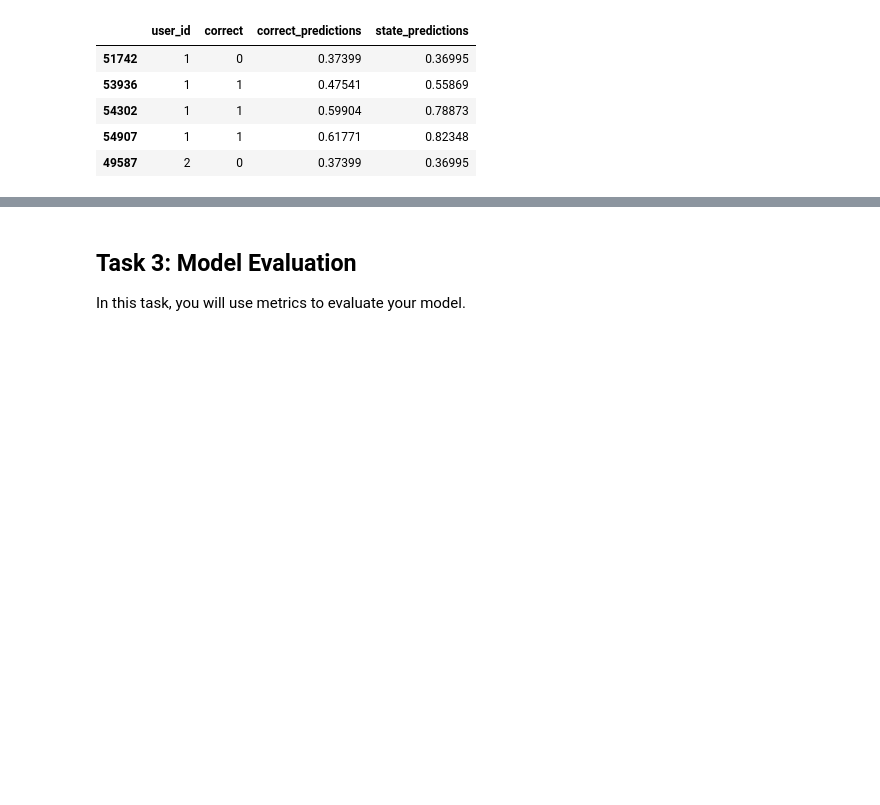
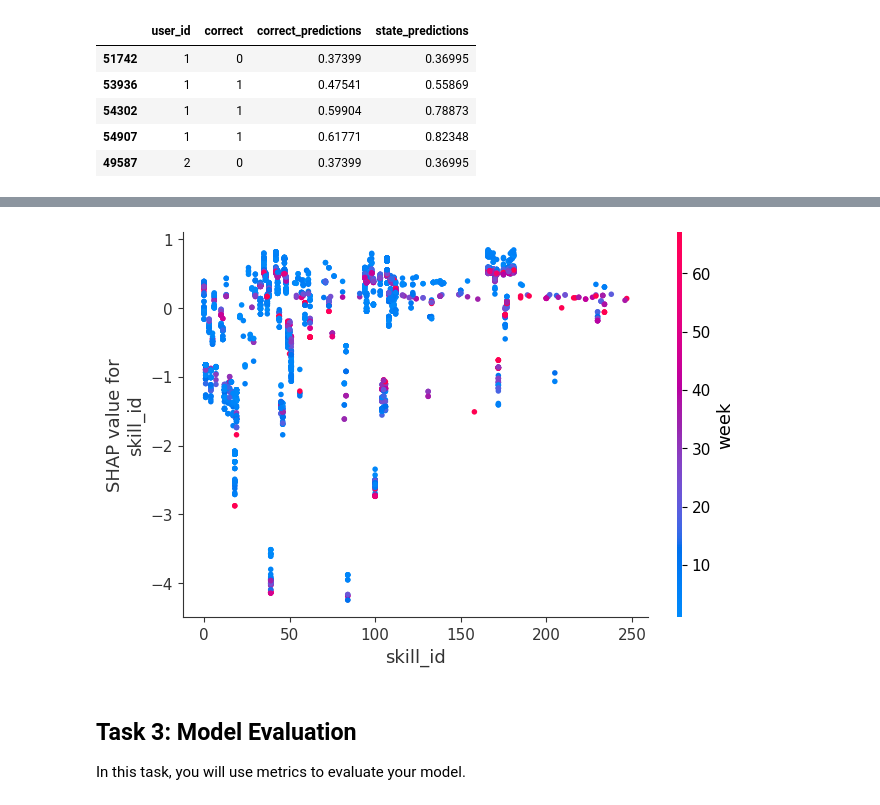
Before and after one commit to ewaMiazga/mlbdProject-2023, a Jupyter notebook: project/milestone-04/m4_calcularis_calcularis_crusaders.ipynb, the cells around one changed output, grey strips where cells are left out. Drawn from its saved outputs; the diff is of its cells as text; code cells hidden in the pictures; blank space fills up the shorter version.

```diff
--- a/project/milestone-04/m4_calcularis_calcularis_crusaders.ipynb
+++ b/project/milestone-04/m4_calcularis_calcularis_crusaders.ipynb
@@ -387,3 +482,7 @@ import matplotlib.pyplot as plt
+# %%
+shap.dependence_plot("skill_id", shap_values[1], test)
+# %% [output]
+[figure, added]
 # %% [markdown]
 ## Task 3: Model Evaluation
 In this task, you will use metrics to evaluate your model.
```
Also changed, not shown: parts of 25 cells of this notebook, 1 other file.
